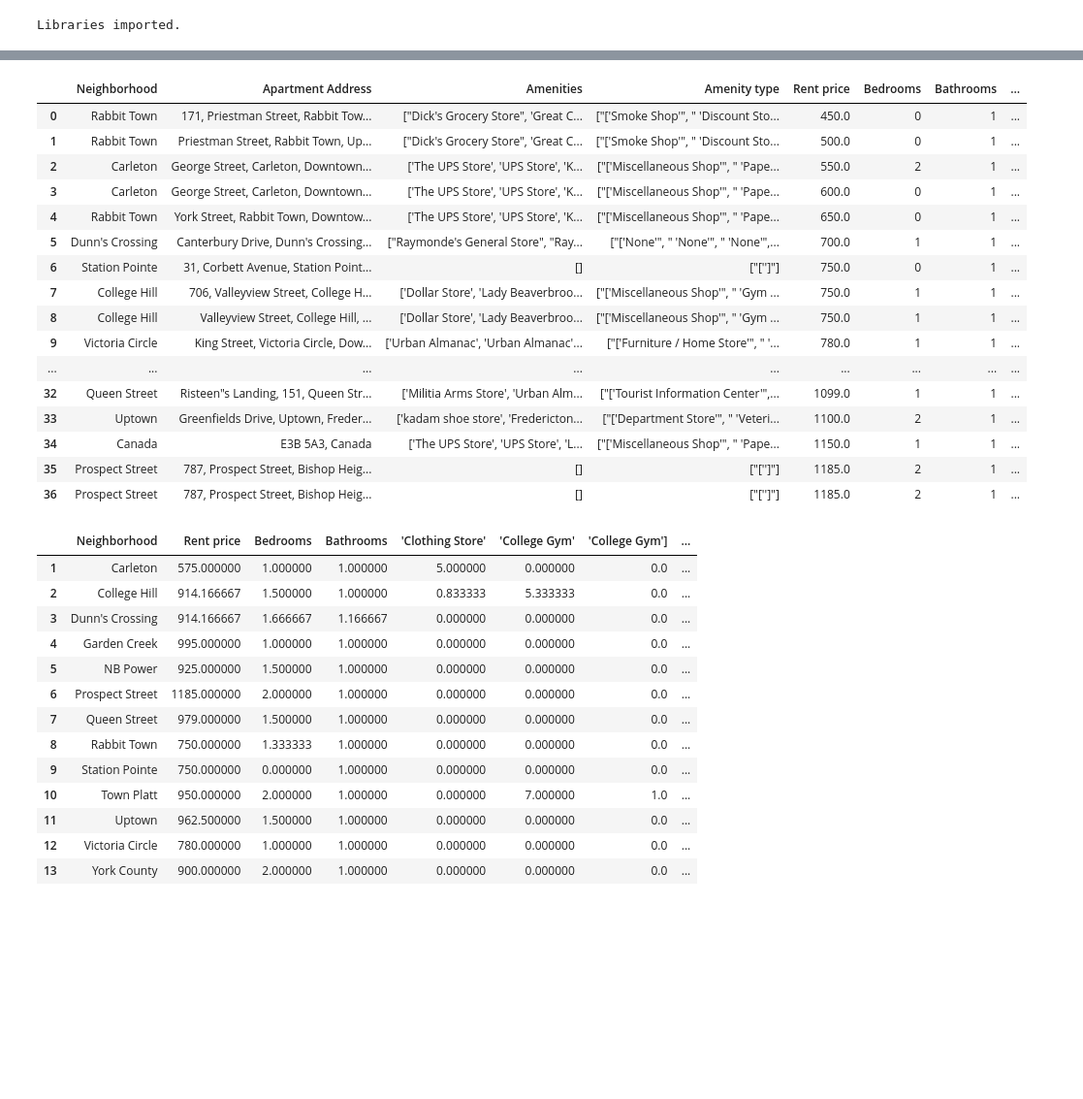
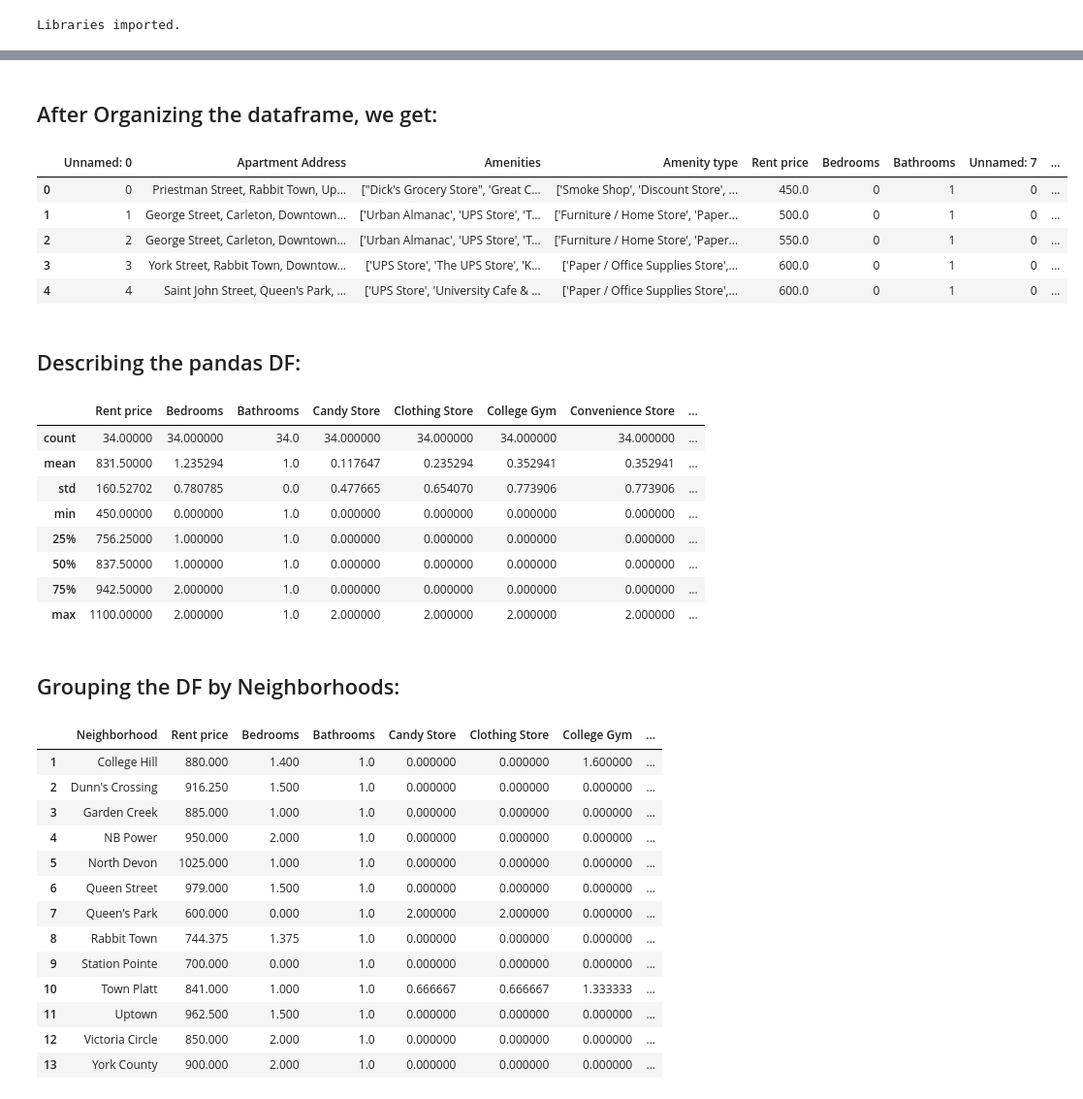
Before and after one commit to carloscaeduardo/Capstone-Project---The-Battle-of-Neighborhoods, a Jupyter notebook: apartment_statistcs.ipynb, the cells around one changed output, grey strips where cells are left out. Shown: that part at 97% size. Drawn from its saved outputs; the diff is of its cells as text; code cells hidden in the pictures; blank space fills up the shorter version.

```diff
--- a/apartment_statistcs.ipynb
+++ b/apartment_statistcs.ipynb
@@ -95,39 +78,52 @@ apartment_df = apartment_df.rename(columns = {"Unnamed: 0": 'Neighborhood'})
+# %%
+
+apartment_df['Unnamed: 0'] = apartment_df['Neighborhood'].values
+apartment_df = apartment_df.drop('Neighborhood', axis = 1)
+apartment_df = apartment_df.rename(columns = {"Unnamed: 0": 'Neighborhood'})
+apartment_df = apartment_df.drop(columns = ['None', 'Nudist Beach','Unnamed: 7', "Smoke Shop","Tourist Information Center","College Rec Center", "General Travel" ])
+# %% [markdown]
+<h2>After Organizing the dataframe, we get:</h2>
 # %%
-apartment_df
+apartment_df.head()
 # %% [output]
-|  | Neighborhood | Apartment Address | Amenities | Amenity type | Rent price | Bedrooms | Bathrooms | ... |
-| 0 | Rabbit Town | 171, Priestman Street, Rabbit Tow... | ["Dick's Grocery Store", 'Great C... | ["['Smoke Shop'", " 'Discount Sto... | 450.0 | 0 | 1 | ... |
-| 1 | Rabbit Town | Priestman Street, Rabbit Town, Up... | ["Dick's Grocery Store", 'Great C... | ["['Smoke Shop'", " 'Discount Sto... | 500.0 | 0 | 1 | ... |
-| 2 | Carleton | George Street, Carleton, Downtown... | ['The UPS Store', 'UPS Store', 'K... | ["['Miscellaneous Shop'", " 'Pape... | 550.0 | 2 | 1 | ... |
-| 3 | Carleton | George Street, Carleton, Downtown... | ['The UPS Store', 'UPS Store', 'K... | ["['Miscellaneous Shop'", " 'Pape... | 600.0 | 0 | 1 | ... |
-| 4 | Rabbit Town | York Street, Rabbit Town, Downtow... | ['The UPS Store', 'UPS Store', 'K... | ["['Miscellaneous Shop'", " 'Pape... | 650.0 | 0 | 1 | ... |
-| 5 | Dunn's Crossing | Canterbury Drive, Dunn's Crossing... | ["Raymonde's General Store", "Ray... | ["['None'", " 'None'", " 'None'",... | 700.0 | 1 | 1 | ... |
-| 6 | Station Pointe | 31, Corbett Avenue, Station Point... | [] | ["['']"] | 750.0 | 0 | 1 | ... |
-| 7 | College Hill | 706, Valleyview Street, College H... | ['Dollar Store', 'Lady Beaverbroo... | ["['Miscellaneous Shop'", " 'Gym ... | 750.0 | 1 | 1 | ... |
-| 8 | College Hill | Valleyview Street, College Hill, ... | ['Dollar Store', 'Lady Beaverbroo... | ["['Miscellaneous Shop'", " 'Gym ... | 750.0 | 1 | 1 | ... |
-| 9 | Victoria Circle | King Street, Victoria Circle, Dow... | ['Urban Almanac', 'Urban Almanac'... | ["['Furniture / Home Store'", " '... | 780.0 | 1 | 1 | ... |
-| ... | ... | ... | ... | ... | ... | ... | ... | ... |
-| 32 | Queen Street | Risteen"s Landing, 151, Queen Str... | ['Militia Arms Store', 'Urban Alm... | ["['Tourist Information Center'",... | 1099.0 | 1 | 1 | ... |
-| 33 | Uptown | Greenfields Drive, Uptown, Freder... | ['kadam shoe store', 'Fredericton... | ["['Department Store'", " 'Veteri... | 1100.0 | 2 | 1 | ... |
-| 34 | Canada | E3B 5A3, Canada | ['The UPS Store', 'UPS Store', 'L... | ["['Miscellaneous Shop'", " 'Pape... | 1150.0 | 1 | 1 | ... |
-| 35 | Prospect Street | 787, Prospect Street, Bishop Heig... | [] | ["['']"] | 1185.0 | 2 | 1 | ... |
-| 36 | Prospect Street | 787, Prospect Street, Bishop Heig... | [] | ["['']"] | 1185.0 | 2 | 1 | ... |
+|  | Unnamed: 0 | Apartment Address | Amenities | Amenity type | Rent price | Bedrooms | Bathrooms | Unnamed: 7 | ... |
+| 0 | 0 | Priestman Street, Rabbit Town, Up... | ["Dick's Grocery Store", 'Great C... | ['Smoke Shop', 'Discount Store', ... | 450.0 | 0 | 1 | 0 | ... |
+| 1 | 1 | George Street, Carleton, Downtown... | ['Urban Almanac', 'UPS Store', 'T... | ['Furniture / Home Store', 'Paper... | 500.0 | 0 | 1 | 0 | ... |
+| 2 | 2 | George Street, Carleton, Downtown... | ['Urban Almanac', 'UPS Store', 'T... | ['Furniture / Home Store', 'Paper... | 550.0 | 0 | 1 | 0 | ... |
+| 3 | 3 | York Street, Rabbit Town, Downtow... | ['UPS Store', 'The UPS Store', 'K... | ['Paper / Office Supplies Store',... | 600.0 | 0 | 1 | 0 | ... |
+| 4 | 4 | Saint John Street, Queen's Park, ... | ['UPS Store', 'University Cafe & ... | ['Paper / Office Supplies Store',... | 600.0 | 0 | 1 | 0 | ... |
+# %% [markdown]
+<h2>Describing the pandas DF:</h2>
+# %%
+apartment_df.describe()
+# %% [output]
+|  | Rent price | Bedrooms | Bathrooms | Candy Store | Clothing Store | College Gym | Convenience Store | ... |
+| count | 34.00000 | 34.000000 | 34.0 | 34.000000 | 34.000000 | 34.000000 | 34.000000 | ... |
+| mean | 831.50000 | 1.235294 | 1.0 | 0.117647 | 0.235294 | 0.352941 | 0.352941 | ... |
+| std | 160.52702 | 0.780785 | 0.0 | 0.477665 | 0.654070 | 0.773906 | 0.773906 | ... |
+| min | 450.00000 | 0.000000 | 1.0 | 0.000000 | 0.000000 | 0.000000 | 0.000000 | ... |
+| 25% | 756.25000 | 1.000000 | 1.0 | 0.000000 | 0.000000 | 0.000000 | 0.000000 | ... |
+| 50% | 837.50000 | 1.000000 | 1.0 | 0.000000 | 0.000000 | 0.000000 | 0.000000 | ... |
+| 75% | 942.50000 | 2.000000 | 1.0 | 0.000000 | 0.000000 | 0.000000 | 0.000000 | ... |
+| max | 1100.00000 | 2.000000 | 1.0 | 2.000000 | 2.000000 | 2.000000 | 2.000000 | ... |
+# %% [markdown]
+<h2>Grouping the DF by Neighborhoods:</h2>
 # %%
 grouped_df = apartment_df.groupby(["Neighborhood"]).mean().reset_index()
 grouped_df = grouped_df.drop([0])
 grouped_df
 # %% [output]
-|  | Neighborhood | Rent price | Bedrooms | Bathrooms | 'Clothing Store' | 'College Gym' | 'College Gym'] | ... |
-| 1 | Carleton | 575.000000 | 1.000000 | 1.000000 | 5.000000 | 0.000000 | 0.0 | ... |
-| 2 | College Hill | 914.166667 | 1.500000 | 1.000000 | 0.833333 | 5.333333 | 0.0 | ... |
-| 3 | Dunn's Crossing | 914.166667 | 1.666667 | 1.166667 | 0.000000 | 0.000000 | 0.0 | ... |
-| 4 | Garden Creek | 995.000000 | 1.000000 | 1.000000 | 0.000000 | 0.000000 | 0.0 | ... |
-| 5 | NB Power | 925.000000 | 1.500000 | 1.000000 | 0.000000 | 0.000000 | 0.0 | ... |
-| 6 | Prospect Street | 1185.000000 | 2.000000 | 1.000000 | 0.000000 | 0.000000 | 0.0 | ... |
-| 7 | Queen Street | 979.000000 | 1.500000 | 1.000000 | 0.000000 | 0.000000 | 0.0 | ... |
-| 8 | Rabbit Town | 750.000000 | 1.333333 | 1.000000 | 0.000000 | 0.000000 | 0.0 | ... |
-| 9 | Station Pointe | 750.000000 | 0.000000 | 1.000000 | 0.000000 | 0.000000 | 0.0 | ... |
-| 10 | Town Platt | 950.000000 | 2.000000 | 1.000000 | 0.000000 | 7.000000 | 1.0 | ... |
-| 11 | Uptown | 962.500000 | 1.500000 | 1.000000 | 0.000000 | 0.000000 | 0.0 | ... |
-| 12 | Victoria Circle | 780.000000 | 1.000000 | 1.000000 | 0.000000 | 0.000000 | 0.0 | ... |
-| 13 | York County | 900.000000 | 2.000000 | 1.000000 | 0.000000 | 0.000000 | 0.0 | ... |
+|  | Neighborhood | Rent price | Bedrooms | Bathrooms | Candy Store | Clothing Store | College Gym | ... |
+| 1 | College Hill | 880.000 | 1.400 | 1.0 | 0.000000 | 0.000000 | 1.600000 | ... |
+| 2 | Dunn's Crossing | 916.250 | 1.500 | 1.0 | 0.000000 | 0.000000 | 0.000000 | ... |
+| 3 | Garden Creek | 885.000 | 1.000 | 1.0 | 0.000000 | 0.000000 | 0.000000 | ... |
+| 4 | NB Power | 950.000 | 2.000 | 1.0 | 0.000000 | 0.000000 | 0.000000 | ... |
+| 5 | North Devon | 1025.000 | 1.000 | 1.0 | 0.000000 | 0.000000 | 0.000000 | ... |
+| 6 | Queen Street | 979.000 | 1.500 | 1.0 | 0.000000 | 0.000000 | 0.000000 | ... |
+| 7 | Queen's Park | 600.000 | 0.000 | 1.0 | 2.000000 | 2.000000 | 0.000000 | ... |
+| 8 | Rabbit Town | 744.375 | 1.375 | 1.0 | 0.000000 | 0.000000 | 0.000000 | ... |
+| 9 | Station Pointe | 700.000 | 0.000 | 1.0 | 0.000000 | 0.000000 | 0.000000 | ... |
+| 10 | Town Platt | 841.000 | 1.000 | 1.0 | 0.666667 | 0.666667 | 1.333333 | ... |
+| 11 | Uptown | 962.500 | 1.500 | 1.0 | 0.000000 | 0.000000 | 0.000000 | ... |
+| 12 | Victoria Circle | 850.000 | 2.000 | 1.0 | 0.000000 | 0.000000 | 0.000000 | ... |
+| 13 | York County | 900.000 | 2.000 | 1.0 | 0.000000 | 0.000000 | 0.000000 | ... |
```
Also changed, not shown: parts of 21 cells of this notebook, 3 other files.
